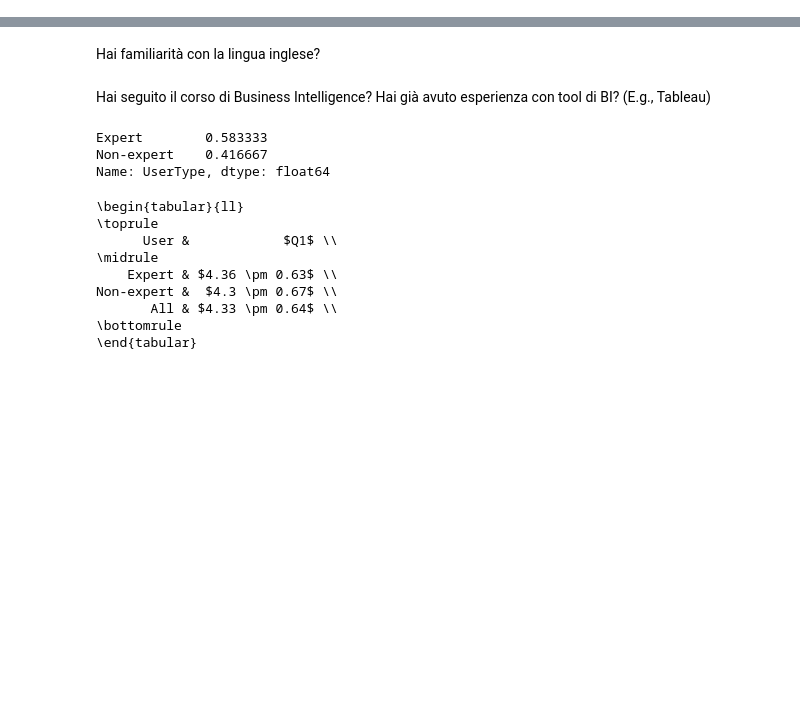
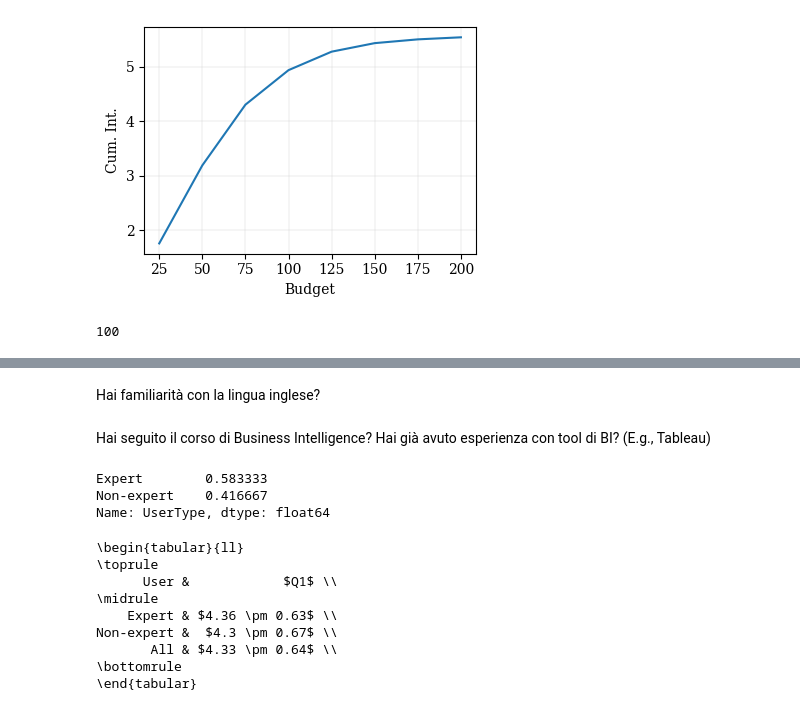
Before and after one commit to big-unibo/conversational-olap, a Jupyter notebook: COOL/src/main/python/charts.ipynb, the cells around one changed output, grey strips where cells are left out. Saved outputs shown, nothing was run; the diff lists cells and outputs as text; code cells hidden in the pictures; blank space fills up the shorter version.

```diff
--- a/COOL/src/main/python/charts.ipynb
+++ b/COOL/src/main/python/charts.ipynb
@@ -260,3 +248,33 @@ fig
+# %%
+# ax = axs[1]
+fig, axs = plt.subplots(1, 1, figsize=figsize11)
+ax = axs
+
+X = df.copy(deep=True)
+X = X[X["card"] == 100]
+X = X[X["selected"]]
+X = X[X["module"] != "Preamble"]
+X = X[["queryid", "budget", "selected_cost", "selected_int"]]
+Y = X.groupby(["queryid", "budget"]).sum().reset_index().groupby(["budget"])["selected_int"].mean()
+Y.plot(ax=ax)
+
+ax.set_xticks(X["budget"].unique(), rotation=0)
+ax.set_xticklabels(X["budget"].unique(), rotation=0)
+ax.set_xlabel("Budget")
+ax.set_ylabel("Cum. Int.")
+default_plotsetup(ax)
+fig.tight_layout()
+fig.savefig(outpath + "budget.svg")
+fig.savefig(outpath + "budget.pdf")
+fig
+# %% [output]
+[figure, added]
+# %%
+from yellowbrick.utils.kneed import KneeLocator
+kn = KneeLocator(Y.index.to_numpy(), Y.to_numpy(), curve_nature="concave", curve_direction="increasing")
+kn.knee
+# %% [output]
+100
 # %%
 df = pd.read_csv(path + "formResponses.csv")
 for c in df.columns:
```
Also changed, not shown: parts of 4 cells of this notebook, 5 other files.
